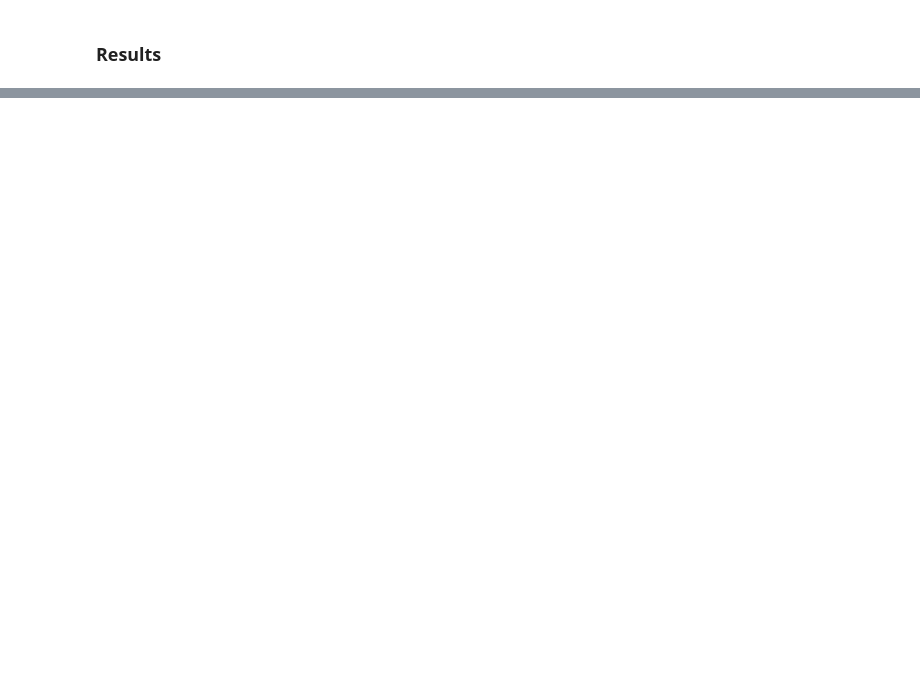
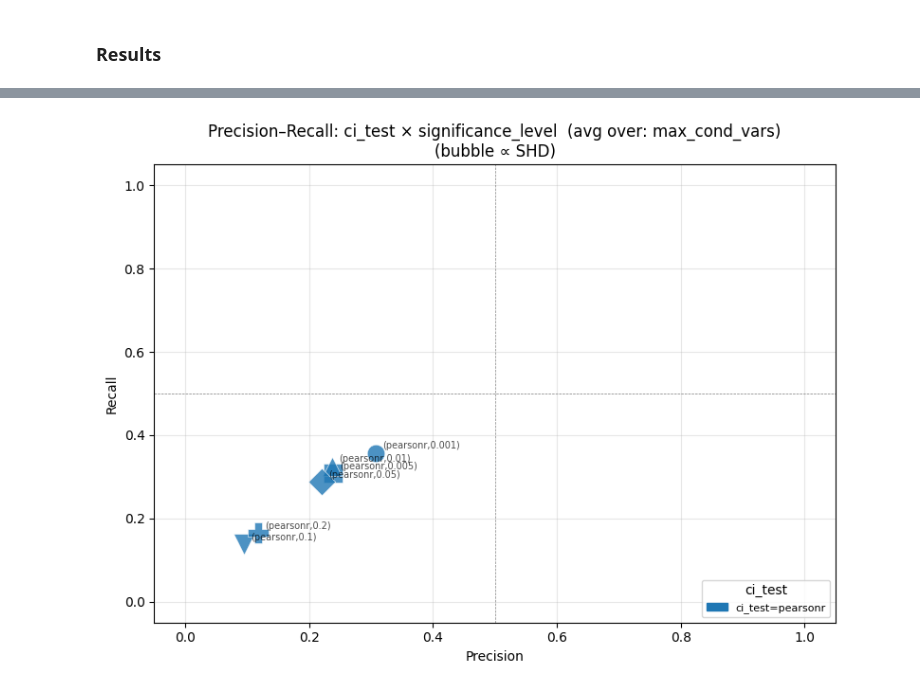
Before and after one commit to Tarekun/bayesian-continuous, a Jupyter notebook: gridsearch.ipynb, the cells around one changed output, grey strips where cells are left out. Cells and saved outputs as stored; diff of their text form; code cells hidden in the pictures; blank space fills up the shorter version.

```diff
--- a/gridsearch.ipynb
+++ b/gridsearch.ipynb
@@ -366,0 +451,4 @@ Recommended: lambda1=0.1, w_threshold=0.3
+# %%
+plot_scatter(results_df_pc_sachs, PC_SACHS_PARAM_GRID)
+# %% [output]
+[figure, added]
```
Also changed, not shown: parts of 14 cells of this notebook, 1 other file.
